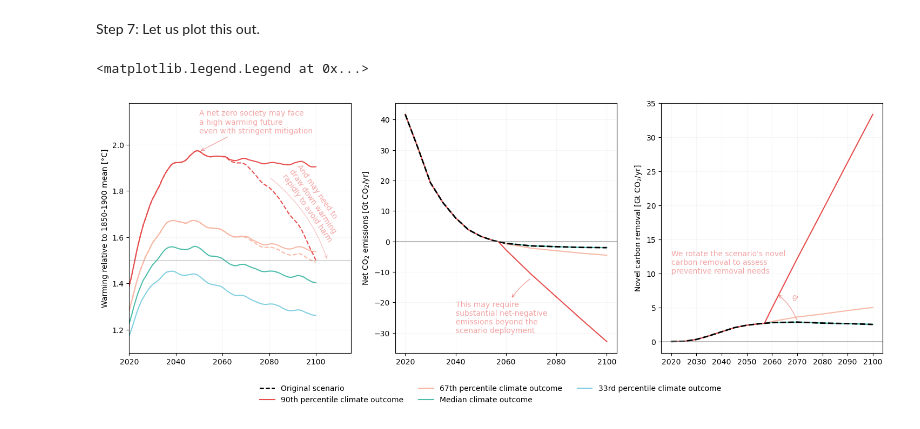
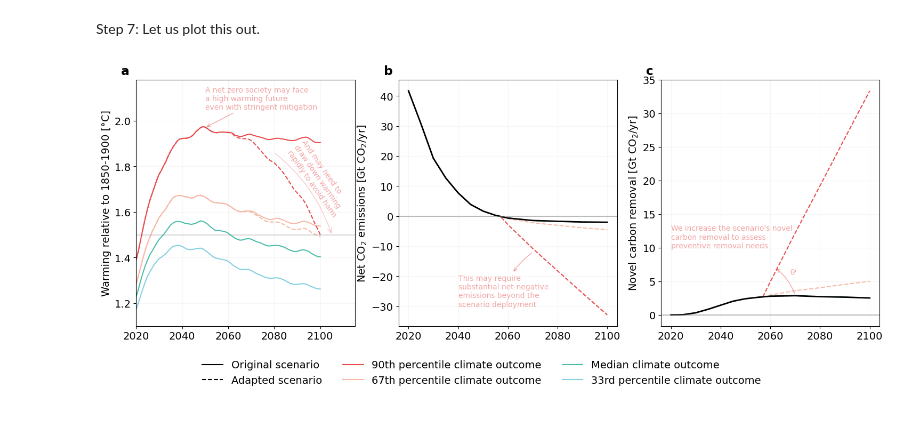
Before and after one commit to gaurav-ganti/cdr_climate_uncertainty, a Jupyter notebook: notebooks/601_figure1.ipynb, the cells around one changed output. Saved outputs shown, nothing was run; the diff lists cells and outputs as text; code cells hidden in the pictures.

Commit message:
Update figure 1 with new font sizes

```diff
--- a/notebooks/601_figure1.ipynb
+++ b/notebooks/601_figure1.ipynb
@@ -12,6 +13,8 @@ from matplotlib.lines import Line2D
 from pathlib import Path
 # %% [output]
 [interactive output not drawn]
+# %%
+plt.rcParams.update({'font.size': 14})
 # %% [markdown]
 Step 1: Decide which scenario we want to use for illustrative purposes.
 # %%
@@ -263,7 +266,7 @@ for q in color_mapping_quantiles.keys():
     )
     original_temp.plot(
         ax=ax['a'],
-        color=color_mapping_quantiles[q]
+        color=color_mapping_quantiles[q],
     )
     if q in ['p67', 'p90']:
         proc_temp = proc_temp_quantiles.filter(
@@ -279,13 +282,14 @@ ax['a'].axhline(1.5, color='grey', alpha=0.3)
 ax['a'].get_legend().remove()
 ax['a'].set_title('')
 ax['a'].set_xlabel('')
-ax['a'].set_ylabel('Warming relative to 1850-1900 mean [°C]')
+ax['a'].set_ylabel('Warming relative to 1850-1900 [°C]')
 ax['a'].annotate(
     'A net zero society may face\na high warming future\neven with stringent mitigation',
     xy=(2050, 1.97),
     xytext=(2050, 2.05),
     arrowprops=dict(color='#e74d4d', arrowstyle='->', alpha=0.5),
     color='#e74d4d',
+    fontsize=10,
     alpha=0.5
 )
 ax['a'].annotate(
@@ -302,6 +306,7 @@ ax['a'].annotate(
     xytext=(2085, 1.58),
     color='#e74d4d',
     rotation=305,
+    fontsize=10,
     alpha=0.5
 )
 ax['a'].set_xlim(2020, 2115)
@@ -312,12 +317,13 @@ for q in color_mapping_quantiles.keys():
         year=range(2020,2101)
     ).plot(
         ax=ax['b'],
-        color=color_mapping_quantiles[q]
+        color=color_mapping_quantiles[q],
+        linestyle='dashed'
     )
 compiled_emissions.filter(
     variable='AR6 climate diagnostics|Infilled|Emissions|CO2',
     year=range(2020,2101)
-).plot(ax=ax['b'], color='black', linestyle='dashed', lw=2)
+).plot(ax=ax['b'], color='black', lw=2)
 ax['b'].set_title('')
 ax['b'].set_xlabel('')
 ax['b'].set_ylabel('Net CO$_2$ emissions [Gt CO$_2$/yr]')
@@ -329,6 +335,7 @@ ax['b'].annotate(
     xytext=(2040, -30),
     arrowprops=dict(color='#e74d4d', arrowstyle='<-', alpha=0.5, connectionstyle='arc3,rad=-0.15'),
     alpha=0.5,
+    fontsize=10,
     color='#e74d4d'
 )
 ax['b'].set_xticks([2020, 2040, 2060, 2080, 2100])
@@ -340,12 +347,13 @@ for q in color_mapping_quantiles.keys():
         year=range(2020,2101)
     ).plot(
         ax=ax['c'],
-        color=color_mapping_quantiles[q]
+        color=color_mapping_quantiles[q],
+        linestyle='dashed'
     )
 compiled_emissions.filter(
     variable='Carbon Dioxide Removal|Novel',
     year=range(2020,2101)
-).plot(ax=ax['c'], color='black', linestyle='dashed', lw=2)
+).plot(ax=ax['c'], color='black', lw=2)
 ax['c'].set_title('')
 ax['c'].set_xlabel('')
 ax['c'].set_ylabel('Novel carbon removal [Gt CO$_2$/yr]')
@@ -356,39 +364,46 @@ ax['c'].annotate(
     xy=(2070,3),
     xytext=(2062, 7),
     arrowprops=dict(color='#e74d4d', arrowstyle='<-', alpha=0.5, connectionstyle='arc3,rad=-0.15'),
+    fontsize=10,
     alpha=0.5
 )
 ax['c'].annotate(
     "θ'",
     xy=(2068,6),
     xytext=(2068, 6),
     alpha=0.5,
+    fontsize=10,
     color='#e74d4d'
 )
 ax['c'].annotate(
-    "We rotate the scenario's novel\ncarbon removal to assess \npreventive removal needs",
+    "We increase the scenario's novel\ncarbon removal to assess \npreventive removal needs",
     xy=(2020, 10),
     color='#e74d4d',
+    fontsize=10,
     alpha=0.5
 )
 ax['c'].get_legend().remove()
 # Make the legend
 legend_handles = [
-    Line2D([0], [0], color='black', linestyle='dashed', label='Original scenario'),
+    Line2D([0], [0], color='black', label='Original scenario'),
+    Line2D([0], [0], color='black', linestyle='dashed', label='Adapted scenario'),
     Line2D([0], [0], color='#e74d4d', label='90th percentile climate outcome'),
     Line2D([0], [0], color='#f7b9a6', label='67th percentile climate outcome'),
     Line2D([0], [0], color='#4dbdab', label='Median climate outcome'),
     Line2D([0], [0], color='#83d0e2', label='33rd percentile climate outcome')
 ]
 ax['b'].legend(
     handles=legend_handles,
-    bbox_to_anchor=(1.5, -0.1),
+    bbox_to_anchor=(1.7, -0.1),
     ncol=3,
     frameon=False
 )
+
+for label, a in ax.items():
+    trans = mtransforms.ScaledTranslation(-20/72, 7/72, fig.dpi_scale_trans)
+    a.text(0.0, 1.0, label, transform=a.transAxes + trans, weight='bold', fontsize='large')
 # %% [output]
-<matplotlib.legend.Legend at 0x...>
-[figure, old version]
+[figure, new version]
 # %%
 fig.savefig(
     Path('../results/Figure1.png'),
```
Also changed, not shown: parts of 1 cell of this notebook.
